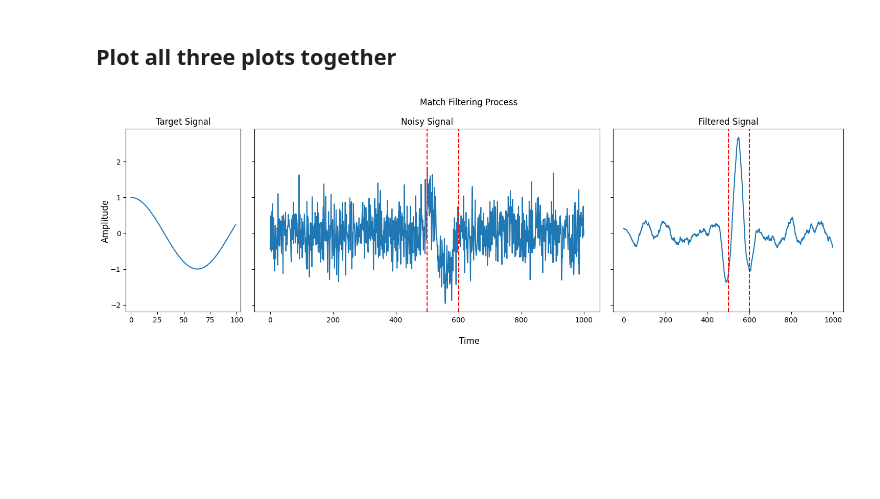
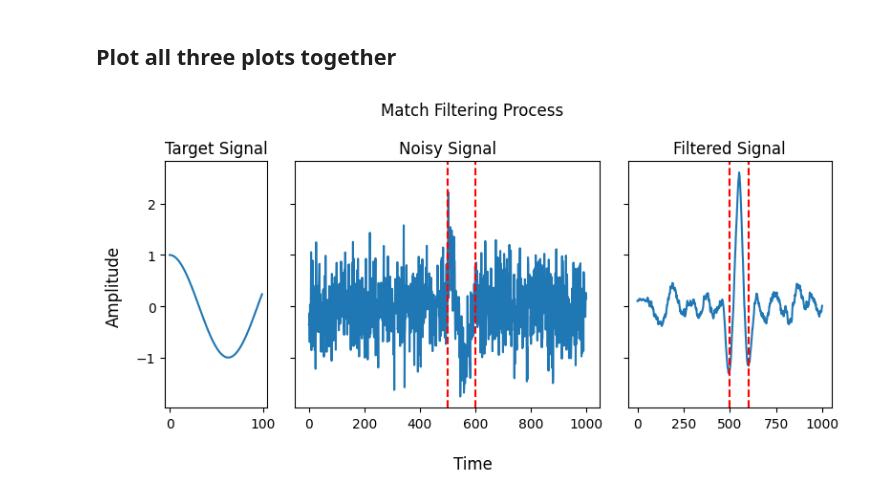
Before and after one commit to reneedesporte/match-filtering, a Jupyter notebook: match-filtering.ipynb, the cells around one changed output. Cells and saved outputs as stored; diff of their text form; code cells hidden in the pictures; blank space fills up the shorter version.

Commit message:
changed size of figure for blog

```diff
--- a/match-filtering.ipynb
+++ b/match-filtering.ipynb
@@ -49,27 +49,27 @@ plt.show()
 # %% [markdown]
 ## Plot all three plots together
 # %%
-fig, ax = plt.subplots(1, 3, sharey=True, figsize=(15,5), width_ratios=[1,3,2])
+fig, ax = plt.subplots(1, 3, sharey=True, figsize=(8,4), width_ratios=[1,3,2])
 
 ax[0].plot(np.arange(target_signal.size),target_signal)
 ax[0].set_title("Target Signal")
 
 ax[1].plot(np.arange(noise.size),noise)
 ax[1].axvline(add_location, color="red", linestyle="--")
 ax[1].axvline(add_location+len(target_signal),color="red", linestyle="--")
 ax[1].set_title("Noisy Signal")
 
 ax[2].plot(np.arange(match_filtered.size),match_filtered/20) #scaled for plotting purposes
 ax[2].axvline(add_location, color="red", linestyle="--")
 ax[2].axvline(add_location+len(target_signal),color="red", linestyle="--")
 ax[2].set_title("Filtered Signal")
 
 fig.supxlabel('Time')
 fig.supylabel('Amplitude')
 fig.suptitle("Match Filtering Process")
 
 plt.tight_layout()
 plt.savefig("match-filtering.png", dpi=300)
 plt.show()
 # %% [output]
-[figure, old version]
+[figure, new version]
```
Also changed, not shown: parts of 2 cells of this notebook, 1 other file.
